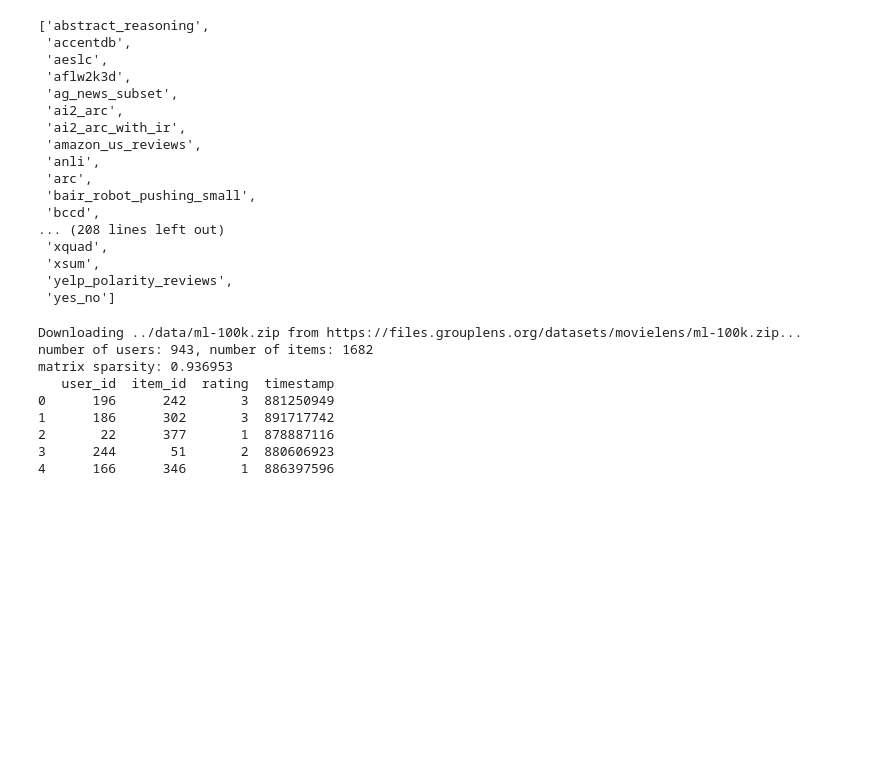
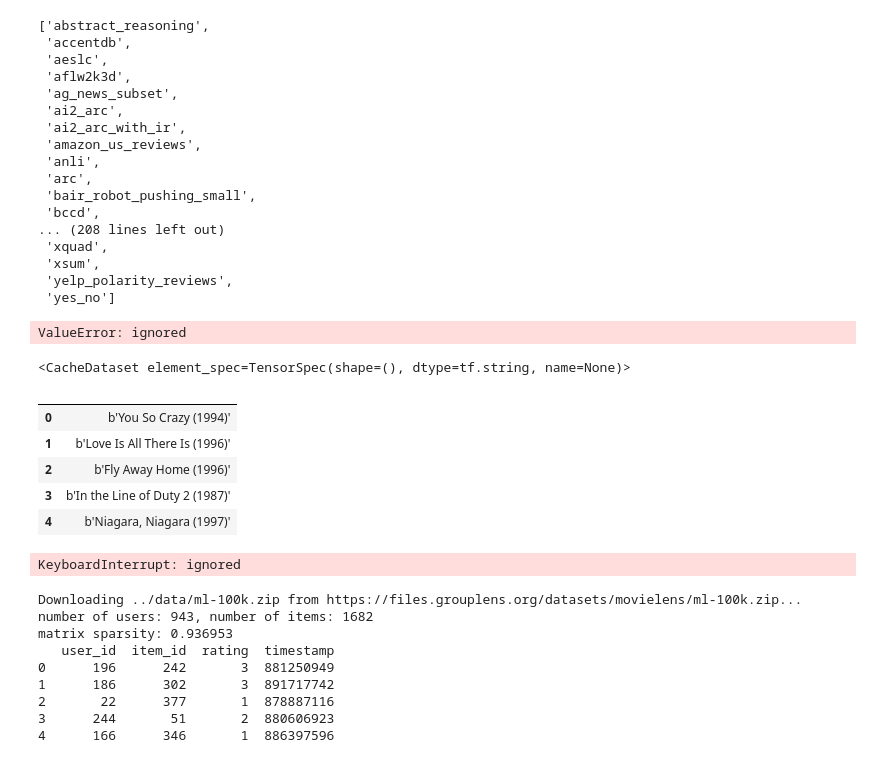
Before and after one commit to zachfreitas/ADS_504_Machine_Learning, a Jupyter notebook: Module_1/Assignment_1.ipynb, the cells around one changed output. Cells and saved outputs as stored; diff of their text form; code cells hidden in the pictures; blank space fills up the shorter version.

```diff
--- a/Module_1/Assignment_1.ipynb
+++ b/Module_1/Assignment_1.ipynb
@@ -92,6 +92,57 @@ tfds.list_builders()
  'xsum',
  'yelp_polarity_reviews',
  'yes_no']
+# %%
+# https://colab.research.google.com/github/tensorflow/datasets/blob/master/docs/overview.ipynb
+
+ds = tfds.load('movielens/100k-ratings', split='train')
+ds = ds.take(1)
+
+for image, label in tfds.as_numpy(ds):
+  print(type(image), type(label), label)
+# %% [output]
+ValueError: ignored
+# %%
+# Load the MovieLens 100K data.
+ratings = tfds.load(
+    "movielens/100k-ratings",
+    split="train"
+)
+
+# Get the ratings data.
+ratings = (ratings
+           # Retain only the fields we need.
+           .map(lambda x: {"user_id": x["user_id"], "movie_title": x["movie_title"]})
+           # Cache for efficiency.
+           .cache(tempfile.NamedTemporaryFile().name)
+)
+
+# Get the movies data.
+movies = tfds.load("movielens/100k-movies", split="train")
+movies = (movies
+          # Retain only the fields we need.
+          .map(lambda x: x["movie_title"])
+          # Cache for efficiency.
+          .cache(tempfile.NamedTemporaryFile().name))
+# %%
+movies
+# %% [output]
+<CacheDataset element_spec=TensorSpec(shape=(), dtype=tf.string, name=None)>
+# %%
+x = tfds.as_dataframe(movies)
+x.head()
+# %% [output]
+|  |  |
+| 0 | b'You So Crazy (1994)' |
+| 1 | b'Love Is All There Is (1996)' |
+| 2 | b'Fly Away Home (1996)' |
+| 3 | b'In the Line of Duty 2 (1987)' |
+| 4 | b'Niagara, Niagara (1997)' |
+# %%
+y = tfds.as_dataframe(ratings)
+y.head()
+# %% [output]
+KeyboardInterrupt: ignored
 # %%
 import os
 import pandas as pd
```
